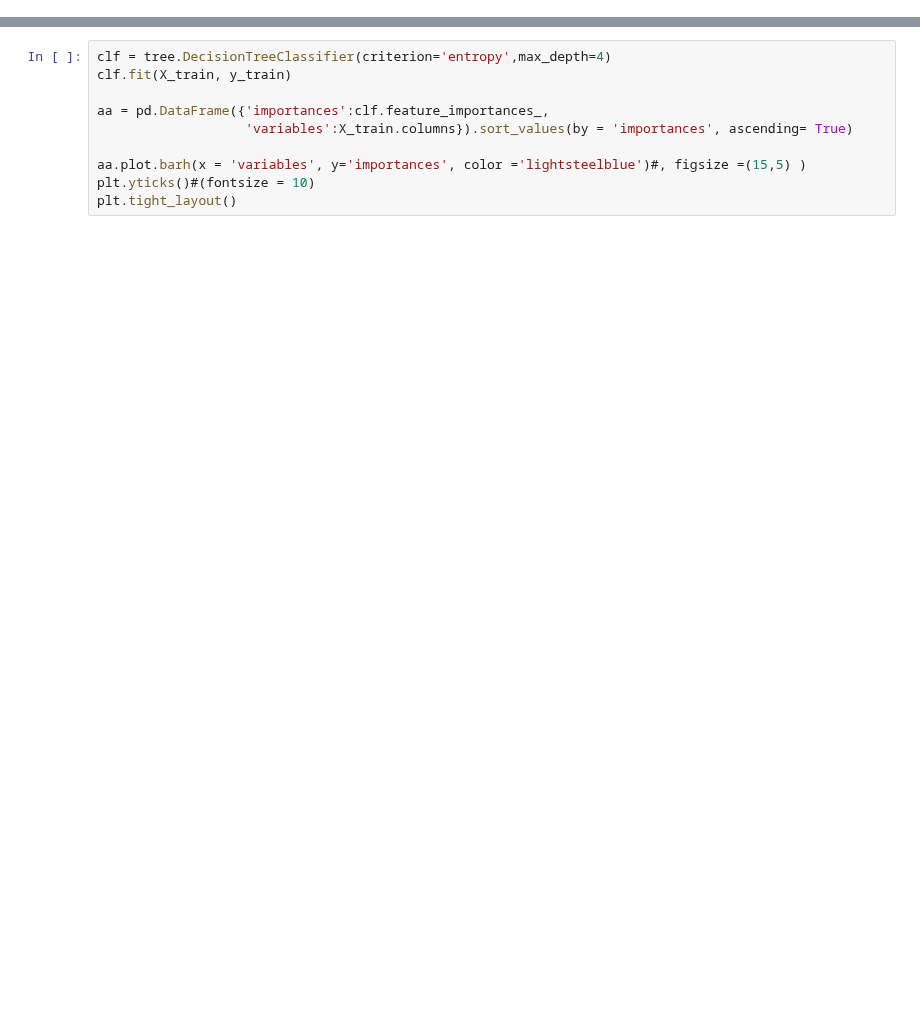
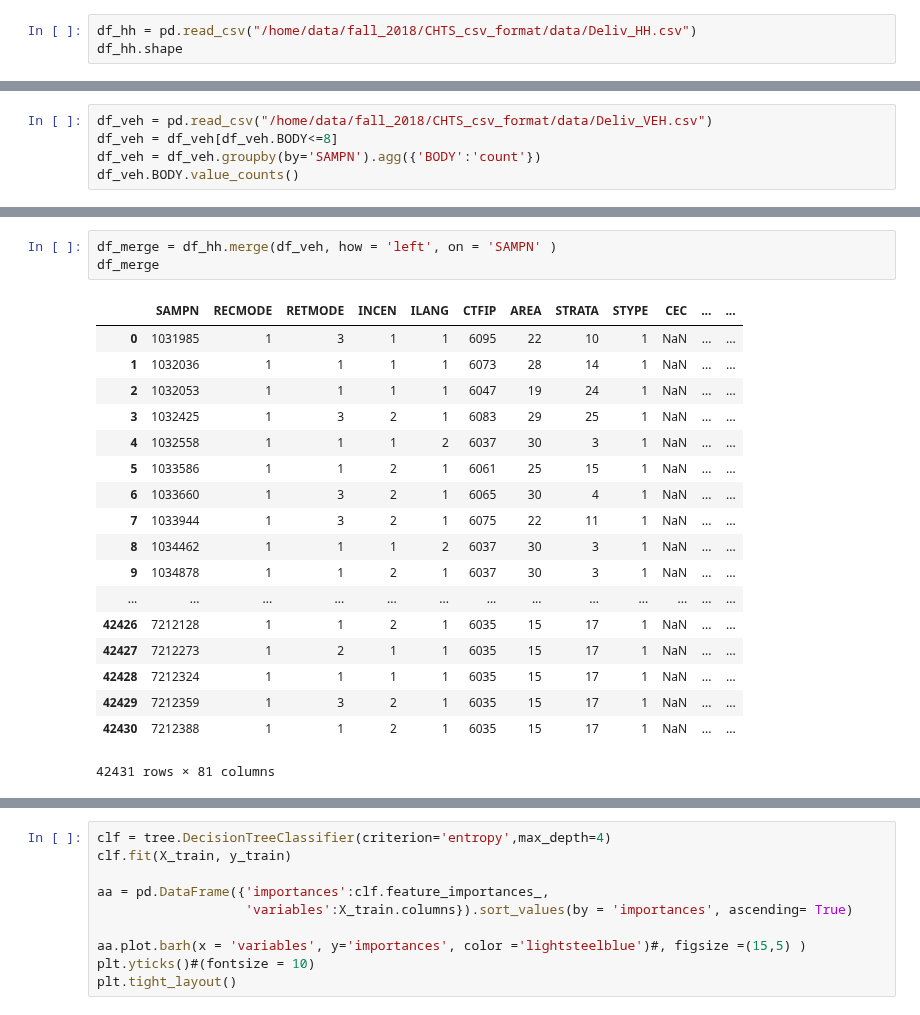
Before and after one commit to ual/ual_model_workspace, a Jupyter notebook: spring-2019-models/notebooks-juan/Car ownership model CHTS data.ipynb, the cells around one changed output, grey strips where cells are left out. Cells and saved outputs as stored; diff of their text form; blank space fills up the shorter version.

```diff
--- a/spring-2019-models/notebooks-juan/Car ownership model CHTS data.ipynb
+++ b/spring-2019-models/notebooks-juan/Car ownership model CHTS data.ipynb
@@ -0,0 +74,3 @@
+# %%
+df_hh = pd.read_csv("/home/data/fall_2018/CHTS_csv_format/data/Deliv_HH.csv")
+df_hh.shape
@@ -0,0 +89,5 @@
+# %%
+df_veh = pd.read_csv("/home/data/fall_2018/CHTS_csv_format/data/Deliv_VEH.csv")
+df_veh = df_veh[df_veh.BODY<=8]
+df_veh = df_veh.groupby(by='SAMPN').agg({'BODY':'count'})
+df_veh.BODY.value_counts()
@@ -0,0 +104,22 @@
+# %%
+df_merge = df_hh.merge(df_veh, how = 'left', on = 'SAMPN' )
+df_merge
+# %% [output]
+|  | SAMPN | RECMODE | RETMODE | INCEN | ILANG | CTFIP | AREA | STRATA | STYPE | CEC | ... | ... |
+| 0 | 1031985 | 1 | 3 | 1 | 1 | 6095 | 22 | 10 | 1 | NaN | ... | ... |
+| 1 | 1032036 | 1 | 1 | 1 | 1 | 6073 | 28 | 14 | 1 | NaN | ... | ... |
+| 2 | 1032053 | 1 | 1 | 1 | 1 | 6047 | 19 | 24 | 1 | NaN | ... | ... |
+| 3 | 1032425 | 1 | 3 | 2 | 1 | 6083 | 29 | 25 | 1 | NaN | ... | ... |
+| 4 | 1032558 | 1 | 1 | 1 | 2 | 6037 | 30 | 3 | 1 | NaN | ... | ... |
+| 5 | 1033586 | 1 | 1 | 2 | 1 | 6061 | 25 | 15 | 1 | NaN | ... | ... |
+| 6 | 1033660 | 1 | 3 | 2 | 1 | 6065 | 30 | 4 | 1 | NaN | ... | ... |
+| 7 | 1033944 | 1 | 3 | 2 | 1 | 6075 | 22 | 11 | 1 | NaN | ... | ... |
+| 8 | 1034462 | 1 | 1 | 1 | 2 | 6037 | 30 | 3 | 1 | NaN | ... | ... |
+| 9 | 1034878 | 1 | 1 | 2 | 1 | 6037 | 30 | 3 | 1 | NaN | ... | ... |
+| ... | ... | ... | ... | ... | ... | ... | ... | ... | ... | ... | ... | ... |
+| 42426 | 7212128 | 1 | 1 | 2 | 1 | 6035 | 15 | 17 | 1 | NaN | ... | ... |
+| 42427 | 7212273 | 1 | 2 | 1 | 1 | 6035 | 15 | 17 | 1 | NaN | ... | ... |
+| 42428 | 7212324 | 1 | 1 | 1 | 1 | 6035 | 15 | 17 | 1 | NaN | ... | ... |
+| 42429 | 7212359 | 1 | 3 | 2 | 1 | 6035 | 15 | 17 | 1 | NaN | ... | ... |
+| 42430 | 7212388 | 1 | 1 | 2 | 1 | 6035 | 15 | 17 | 1 | NaN | ... | ... |
+42431 rows × 81 columns
```
Also changed, not shown: parts of 24 cells of this notebook.
